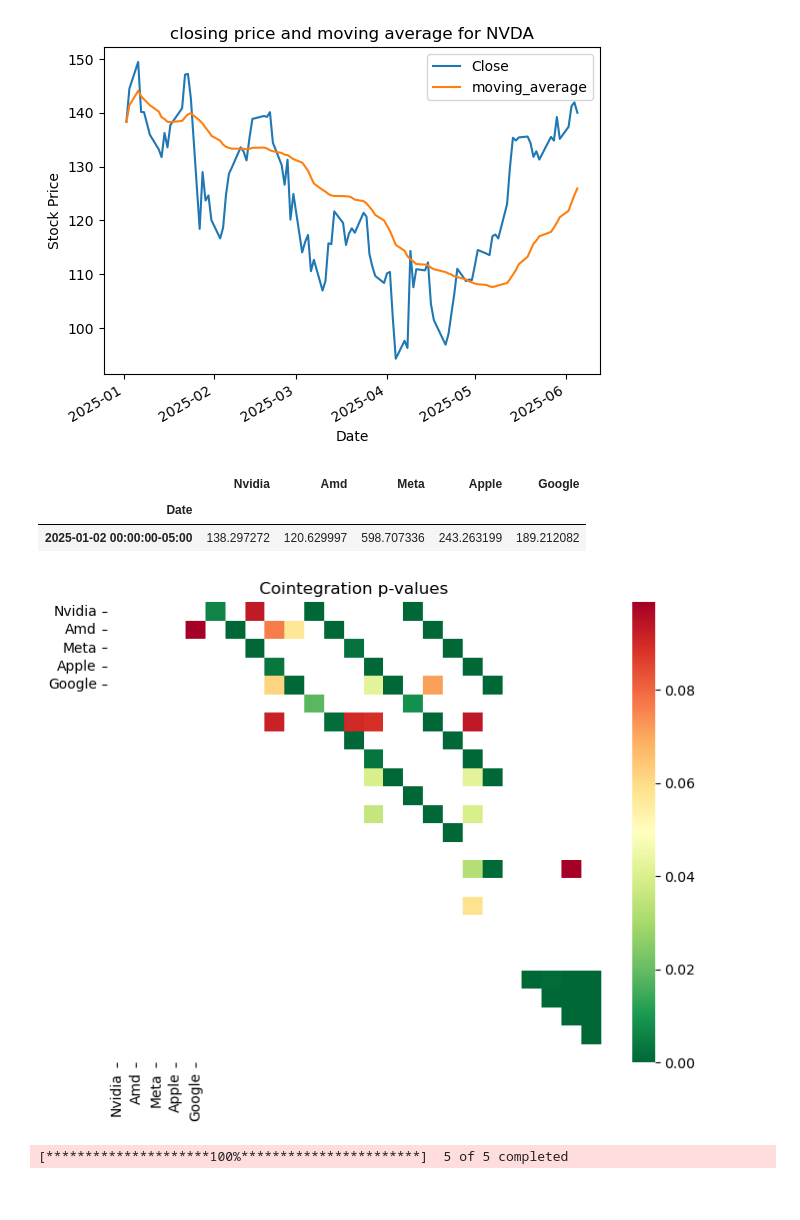
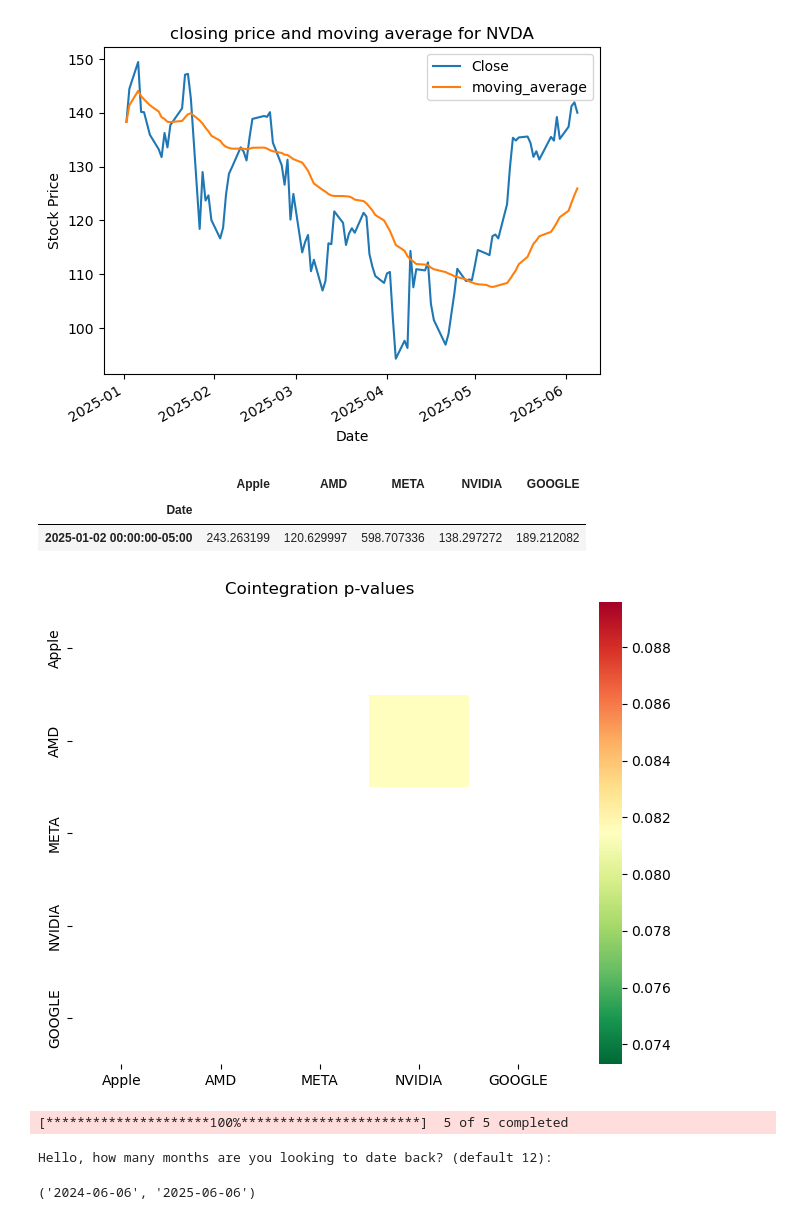
Before and after one commit to jasonrdz/economic-outlook, a Jupyter notebook: stock_tracker.ipynb, the cells around one changed output. Saved outputs shown, nothing was run; the diff lists cells and outputs as text; code cells hidden in the pictures.

```diff
--- a/stock_tracker.ipynb
+++ b/stock_tracker.ipynb
@@ -90,18 +90,18 @@ tracking(nvidia, 'NVDA')
 # %% [output]
 [figure]
 # %%
-sample_data = [nvidia,amd, meta, apple, google]
+sample_data = [apple ,amd, meta, nvidia, google]
 
-sample_names = ['Nvidia', 'Amd', 'Meta','Apple','Google']
+sample_names = ['Apple', 'AMD', 'META','NVIDIA','GOOGLE']
 
 df = pd.concat([ df['Close'] for df in sample_data], axis = 1)
 df.columns = sample_names
 
 df.head(1)
 # %% [output]
-|  | Nvidia | Amd | Meta | Apple | Google |
+|  | Apple | AMD | META | NVIDIA | GOOGLE |
 | Date |  |  |  |  |  |
-| 2025-01-02 00:00:00-05:00 | 138.297272 | 120.629997 | 598.707336 | 243.263199 | 189.212082 |
+| 2025-01-02 00:00:00-05:00 | 243.263199 | 120.629997 | 598.707336 | 138.297272 | 189.212082 |
 # %%
 def find_pairs(data):
     n = data.shape[1]
@@ -114,35 +114,35 @@ def find_pairs(data):
             s1 = data[keys[i]]
             s2 = data[keys[j]]
             # Combine and drop rows with NaN or inf in either series
             combined = np.column_stack([s1, s2])
             mask = np.isfinite(combined).all(axis=1)
             s1_clean = s1.values[mask]
             s2_clean = s2.values[mask]
             if len(s1_clean) > 0 and len(s2_clean) > 0:
                 result = coint(s1_clean, s2_clean)
                 score = result[0]
                 pvalue = result[1]
                 score_matrix[i, j] = score
                 pvalue_matrix[i, j] = pvalue
                 if pvalue < .05:
                     pairs.append((keys[i], keys[j]))
     return score_matrix, pvalue_matrix, pairs
 
-scores, pvalues, pairs = find_pairs(data)
+scores, pvalues, pairs = find_pairs(df)
 
 
 plt.figure(figsize=(8, 6))
 sns.heatmap(
     pvalues,
     xticklabels=sample_names,
     yticklabels=sample_names,
     cmap='RdYlGn_r',
     mask=(pvalues >= .10)
 )
 plt.title('Cointegration p-values')
 plt.show()
 # %% [output]
-[figure, old version]
+[figure, new version]
 # %%
 # comparing directly with new download
 
@@ -170,5 +170,28 @@ def seaborn_plotting(scores= scores, pvalues = pvalues, pairs = pairs):
     )
     plt.title('Cointegration p-values')
     plt.show()
+
+
+
+def dates():
+    user_input = input('Hello, how many months are you looking to date back? (default 12): ')
+    if user_input.strip() == '':
+        looking = 12
+    else:
+        try:
+            looking = int(user_input)
+        except ValueError:
+            print("Invalid input, using default of 12 months.")
+            looking = 12
+
+    today = pd.to_datetime('today').normalize()
+    start_date = today - pd.DateOffset(months=looking)
+
+
+    return start_date.strftime('%Y-%m-%d'), today.strftime('%Y-%m-%d')
+
+dates()
 # %% [output]
 [*********************100%***********************]  5 of 5 completed
+Hello, how many months are you looking to date back? (default 12):
+('2024-06-06', '2025-06-06')
```
Also changed, not shown: parts of 3 cells of this notebook.
